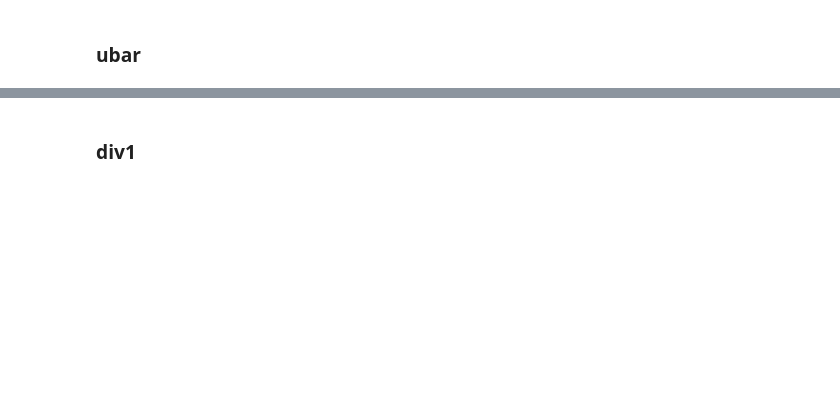
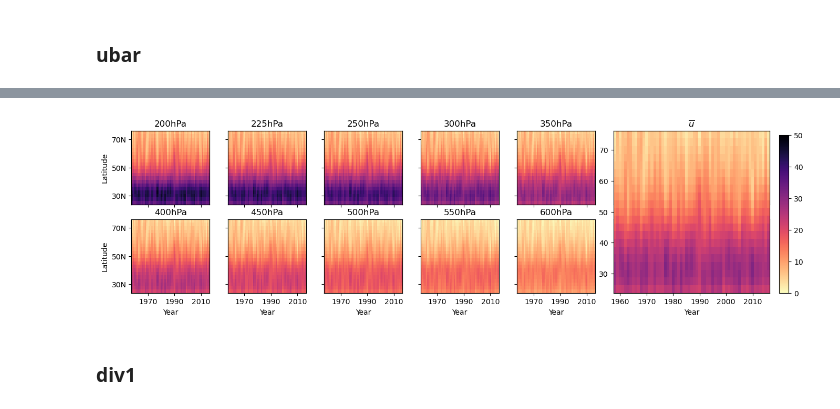
Before and after one commit to Caturrell/eddy_feedback, a Jupyter notebook: reproduce/saffin_2024/saffin_further_levels.ipynb, the cells around one changed output, grey strips where cells are left out. Drawn from its saved outputs; the diff is of its cells as text; code cells hidden in the pictures; blank space fills up the shorter version.

```diff
--- a/reproduce/saffin_2024/saffin_further_levels.ipynb
+++ b/reproduce/saffin_2024/saffin_further_levels.ipynb
@@ -219,2 +211,64 @@ Coordinates:
+# %%
+fig, axes = plt.subplots(nrows=2, ncols=6, figsize=(18,4), sharex=True, sharey=True,
+                   gridspec_kw={'width_ratios': [1, 1, 1, 1, 1, 2]})
+
+titles = ['200hPa', '225hPa', '250hPa', '300hPa', '350hPa', '400hPa', '450hPa', '500hPa', '550hPa', '600hPa']
+
+for i, ax in enumerate(axes.flat):
+
+    # remove strange ticks from subplot creation
+    ax.set_xticks([])
+    ax.set_yticks([])
+
+    # top row
+    if i < 5:
+        ax = plt.subplot2grid( (2,6), (0,i))
+        div1ax = ax.pcolormesh(u.year.values, u.lat.values, u[:,i,:], cmap='magma_r', vmin=0, vmax=50)
+        ax.set_title(titles[i])
+        ax.set_xticks([1970, 1990, 2010])
+        ax.set_xticklabels([])
+
+        if i == 0:
+            ax.set_ylabel('Latitude')
+            ax.set_yticks([30, 50, 70])
+            ax.set_yticklabels(['30N', '50N', '70N'])
+        else:
+            ax.set_ylabel('')
+            ax.set_yticks([30, 50, 70])
+            ax.set_yticklabels([])
+
+    # bottom row
+    elif i < 10:
+        ax = plt.subplot2grid( (2,6), (1,i-5))
+        div1ax = ax.pcolormesh(u.year.values, u.lat.values, u[:,i,:], cmap='magma_r', vmin=0, vmax=50)
+        ax.set_title(titles[i])
+        ax.set_xticks([1970, 1990, 2010])
+        ax.set_xticklabels(['1970', '1990', '2010'])
+        ax.set_xlabel('Year')
+
+        if i == 5:
+            ax.set_ylabel('Latitude')
+            ax.set_yticks([30, 50, 70])
+            ax.set_yticklabels(['30N', '50N', '70N'])
+        else:
+            ax.set_ylabel('')
+            ax.set_yticks([30, 50, 70])
+            ax.set_yticklabels([])
+
+    # mean over all levels
+    elif i == 10:
+        ax = plt.subplot2grid( (2,6), (0,5), rowspan=2)
+        div1ax = ax.pcolormesh(ubar.year.values, ubar.lat.values, ubar, cmap='magma_r', vmin=0, vmax=50)
+        ax.set_title('$\\overline{u}$')
+        ax.set_xlabel('Year')
+
+# add colorbar
+fig.subplots_adjust(right=0.8)
+cbar_ax = fig.add_axes([0.81, 0.11, 0.01, 0.75])
+fig.colorbar(div1ax, cax=cbar_ax)
+
+plt.show()
+# %% [output]
+[figure, added]
 # %% [markdown]
 ### div1
```
Also changed, not shown: parts of 5 cells of this notebook.
